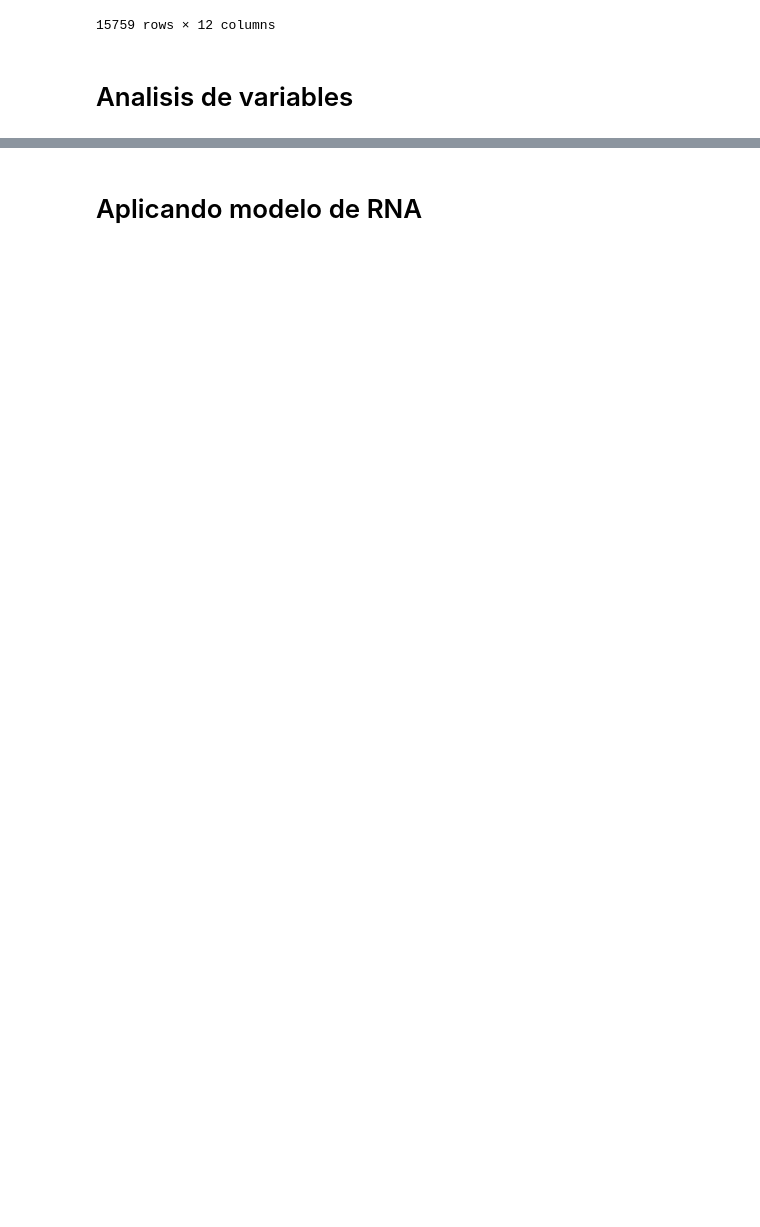
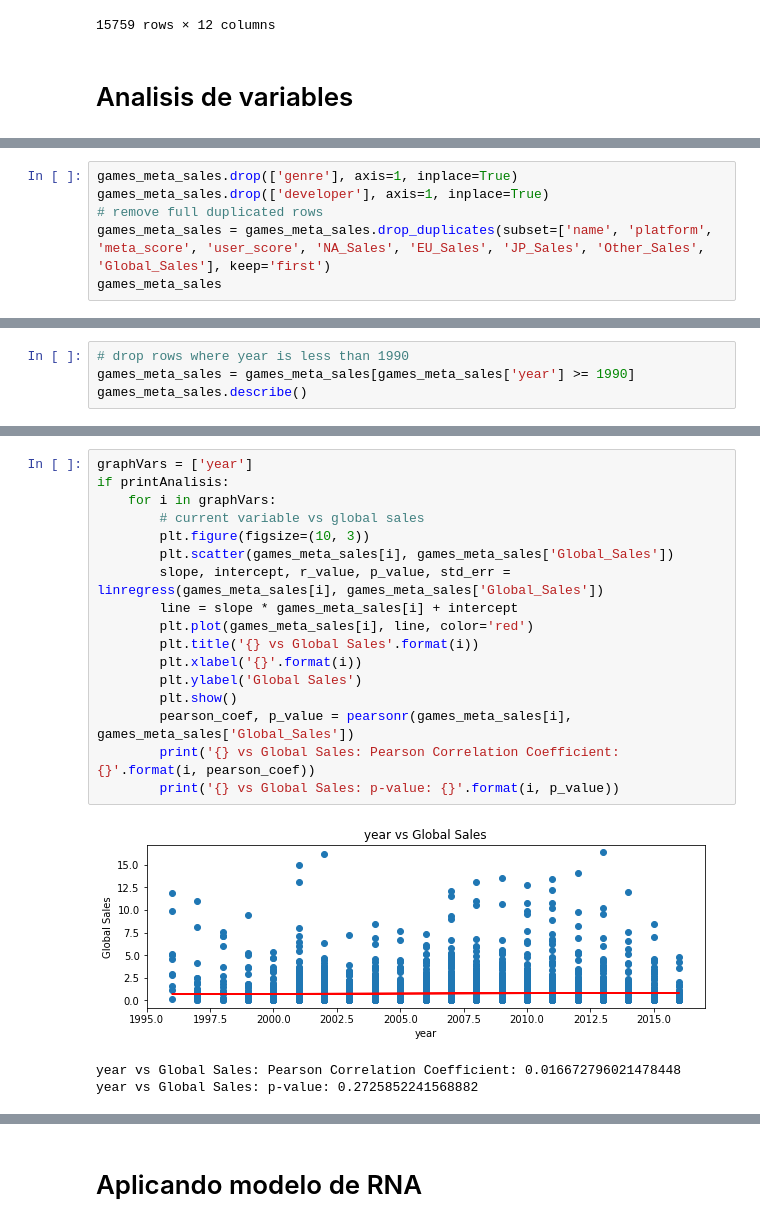
Before and after one commit to jurhs2000/ai-proyecto, a Jupyter notebook: proyecto.ipynb, the cells around one changed output, grey strips where cells are left out. Saved outputs shown, nothing was run; the diff lists cells and outputs as text; blank space fills up the shorter version.

```diff
--- a/proyecto.ipynb
+++ b/proyecto.ipynb
@@ -137,0 +225,6 @@ games_meta_sales
+# %%
+games_meta_sales.drop(['genre'], axis=1, inplace=True)
+games_meta_sales.drop(['developer'], axis=1, inplace=True)
+# remove full duplicated rows
+games_meta_sales = games_meta_sales.drop_duplicates(subset=['name', 'platform', 'meta_score', 'user_score', 'NA_Sales', 'EU_Sales', 'JP_Sales', 'Other_Sales', 'Global_Sales'], keep='first')
+games_meta_sales
@@ -137,0 +247,4 @@ games_meta_sales
+# %%
+# drop rows where year is less than 1990
+games_meta_sales = games_meta_sales[games_meta_sales['year'] >= 1990]
+games_meta_sales.describe()
@@ -138 +261,22 @@ games_meta_sales
+# %%
+graphVars = ['year']
+if printAnalisis:
+    for i in graphVars:
+        # current variable vs global sales
+        plt.figure(figsize=(10, 3))
+        plt.scatter(games_meta_sales[i], games_meta_sales['Global_Sales'])
+        slope, intercept, r_value, p_value, std_err = linregress(games_meta_sales[i], games_meta_sales['Global_Sales'])
+        line = slope * games_meta_sales[i] + intercept
+        plt.plot(games_meta_sales[i], line, color='red')
+        plt.title('{} vs Global Sales'.format(i))
+        plt.xlabel('{}'.format(i))
+        plt.ylabel('Global Sales')
+        plt.show()
+        pearson_coef, p_value = pearsonr(games_meta_sales[i], games_meta_sales['Global_Sales'])
+        print('{} vs Global Sales: Pearson Correlation Coefficient: {}'.format(i, pearson_coef))
+        print('{} vs Global Sales: p-value: {}'.format(i, p_value))
+# %% [output]
+[figure, added]
+year vs Global Sales: Pearson Correlation Coefficient: 0.016672796021478448
+year vs Global Sales: p-value: 0.2725852241568882
 # %%
```
Also changed, not shown: parts of 27 cells of this notebook, 1 other file.
